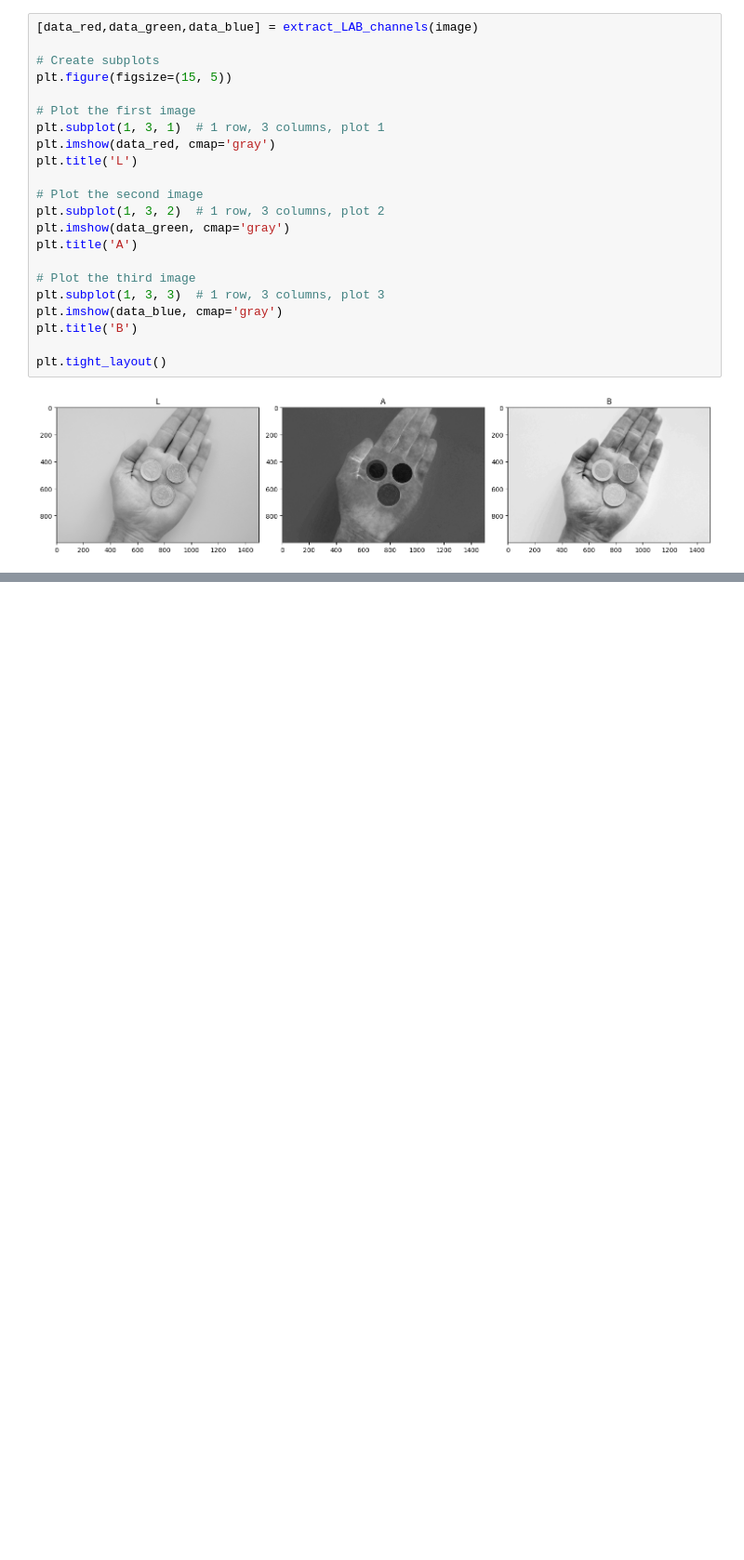
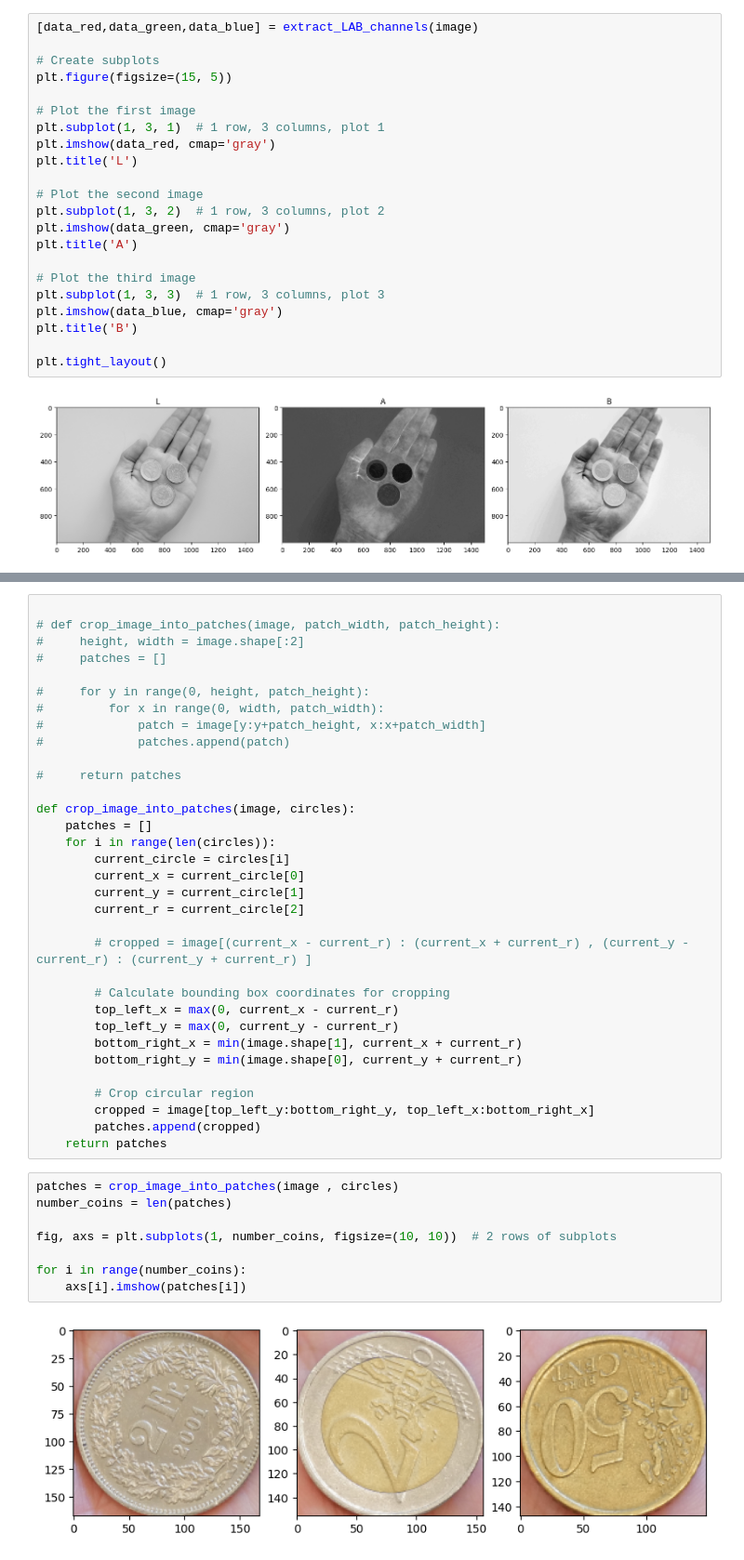
Before and after one commit to JadBh/Image_analysis_git, a Jupyter notebook: project/thresholding.ipynb, the cells around one changed output, grey strips where cells are left out. Shown at 93% size. Saved outputs shown, nothing was run; the diff lists cells and outputs as text; blank space fills up the shorter version.

```diff
--- a/project/thresholding.ipynb
+++ b/project/thresholding.ipynb
@@ -329,0 +387,43 @@ plot_thresholded_image(img=image, func=apply_LAB_threshold, title="LAB Threshold
+# %%
+
+# def crop_image_into_patches(image, patch_width, patch_height):
+#     height, width = image.shape[:2]
+#     patches = []
+
+#     for y in range(0, height, patch_height):
+#         for x in range(0, width, patch_width):
+#             patch = image[y:y+patch_height, x:x+patch_width]
+#             patches.append(patch)
+
+#     return patches
+
+def crop_image_into_patches(image, circles):
+    patches = []
+    for i in range(len(circles)):
+        current_circle = circles[i]
+        current_x = current_circle[0]
+        current_y = current_circle[1]
+        current_r = current_circle[2]
+
+        # cropped = image[(current_x - current_r) : (current_x + current_r) , (current_y - current_r) : (current_y + current_r) ]
+
+        # Calculate bounding box coordinates for cropping
+        top_left_x = max(0, current_x - current_r)
+        top_left_y = max(0, current_y - current_r)
+        bottom_right_x = min(image.shape[1], current_x + current_r)
+        bottom_right_y = min(image.shape[0], current_y + current_r)
+
+        # Crop circular region
+        cropped = image[top_left_y:bottom_right_y, top_left_x:bottom_right_x]
+        patches.append(cropped)
+    return patches
+# %%
+patches = crop_image_into_patches(image , circles)
+number_coins = len(patches)
+
+fig, axs = plt.subplots(1, number_coins, figsize=(10, 10))  # 2 rows of subplots
+
+for i in range(number_coins):
+    axs[i].imshow(patches[i])
+# %% [output]
+[figure, added]
```
Also changed, not shown: parts of 5 cells of this notebook.
